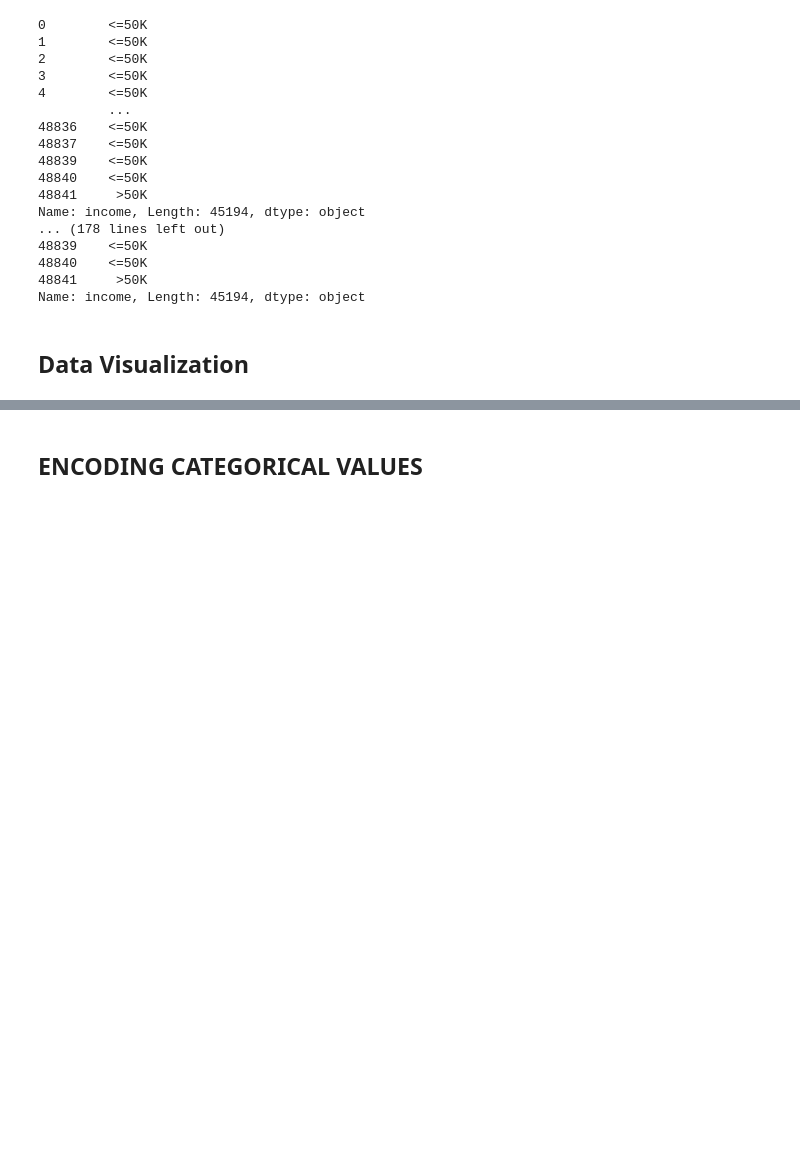
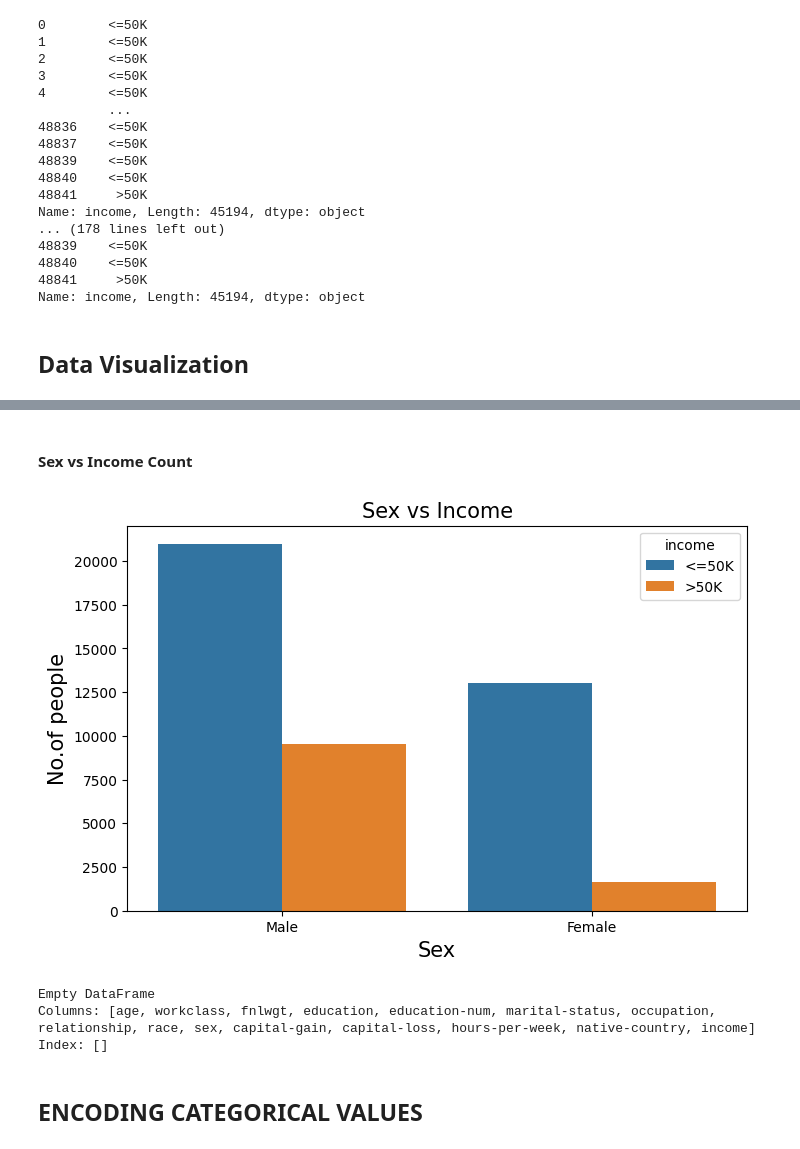
Before and after one commit to Naveen-Savi08/Income-Prediction, a Jupyter notebook: Preprocessing.ipynb, the cells around one changed output, grey strips where cells are left out. Drawn from its saved outputs; the diff is of its cells as text; code cells hidden in the pictures; blank space fills up the shorter version.

```diff
--- a/Preprocessing.ipynb
+++ b/Preprocessing.ipynb
@@ -398,3 +420,24 @@ Name: income, Length: 45194, dtype: object
+# %% [markdown]
+#### Sex vs Income Count
+# %%
+fig, axes = plt.subplots(1,1,figsize=(8,5))
+sns.countplot(data=df,x='sex',hue='income')
+plt.title('Sex vs Income',fontsize=15)
+plt.xlabel('Sex',fontsize=15)
+plt.ylabel('No.of people',fontsize=15)
+plt.show()
+# %% [output]
+[figure, added]
+# %%
+# Removing duplicates
+df = df.drop_duplicates()
+
+# Finding duplicate values in the dataset
+print(df[df.duplicated()])
+# %% [output]
+Empty DataFrame
+Columns: [age, workclass, fnlwgt, education, education-num, marital-status, occupation, relationship, race, sex, capital-gain, capital-loss, hours-per-week, native-country, income]
+Index: []
 # %% [markdown]
 ## ENCODING CATEGORICAL VALUES
 # %%
```
Also changed, not shown: parts of 14 cells of this notebook, 1 other file.
